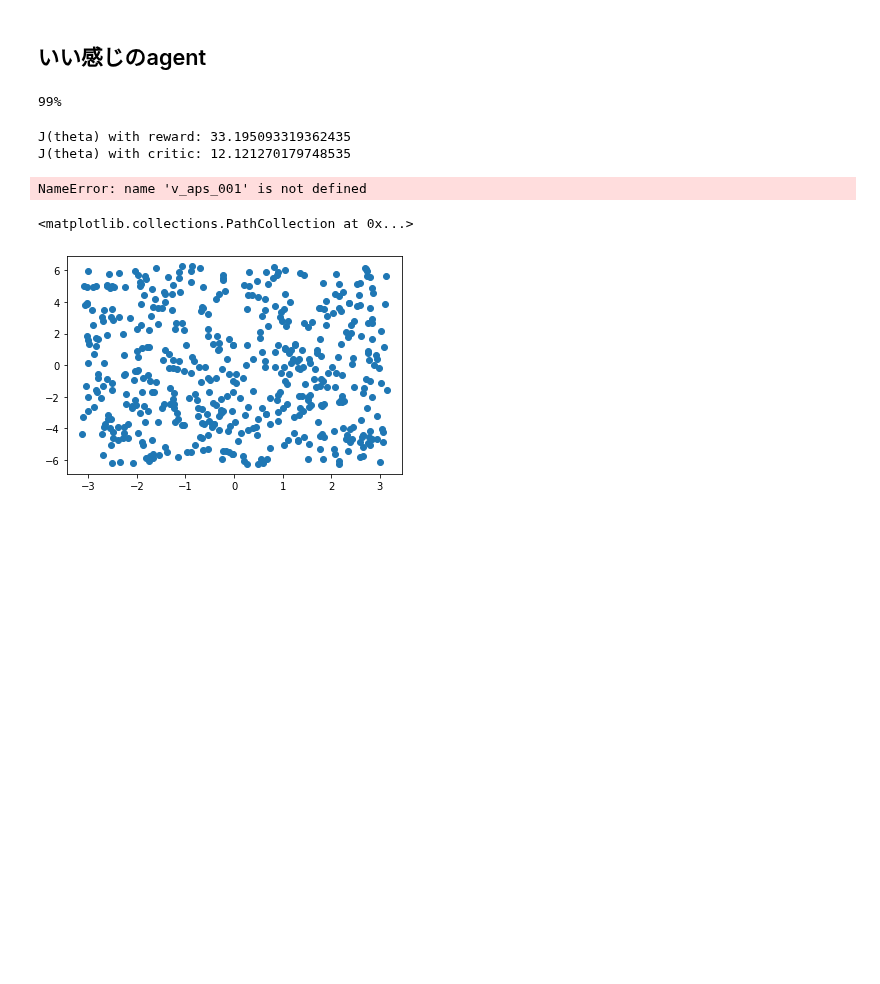
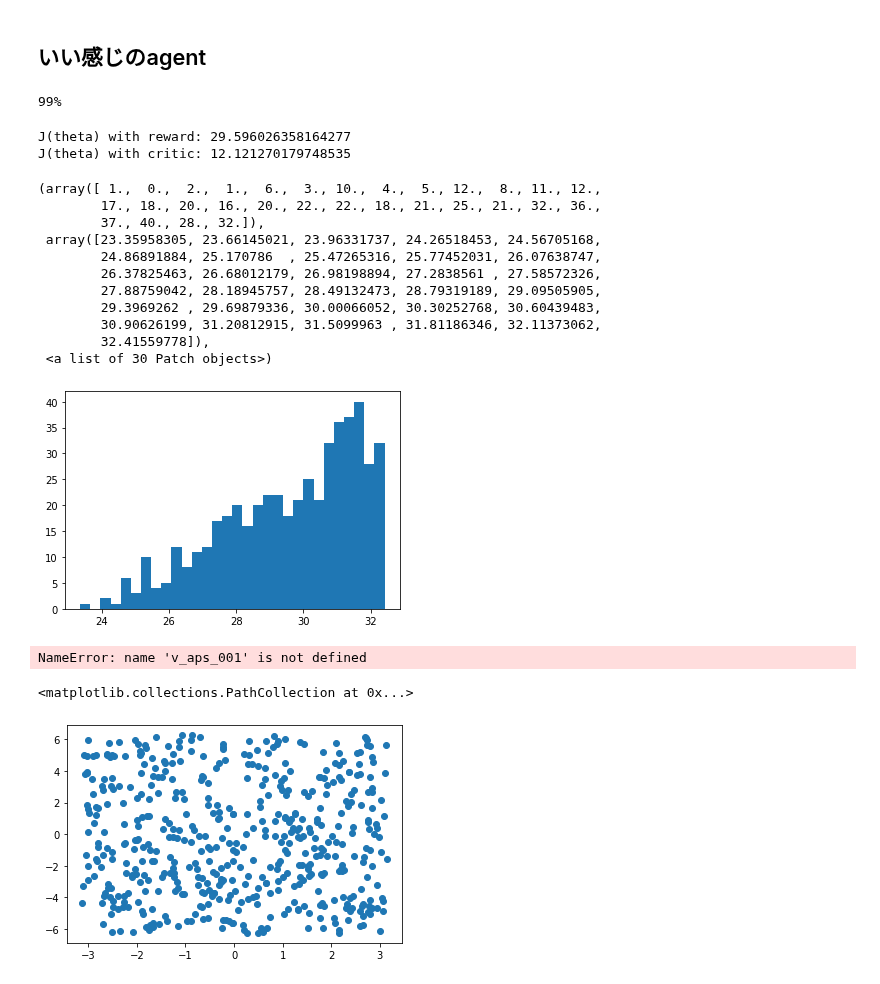
Before and after one commit to ibuki1024/eventDDPG, a Jupyter notebook: notebook/self_trigger/local_maximum.ipynb, the cells around one changed output. Cells and saved outputs as stored; diff of their text form; code cells hidden in the pictures; blank space fills up the shorter version.

```diff
--- a/notebook/self_trigger/local_maximum.ipynb
+++ b/notebook/self_trigger/local_maximum.ipynb
@@ -92,7 +92,7 @@ def value_function(state, agent, step_limit=5000):
         action_repetition = int(np.ceil(20 * tau))  # minimum natural number which makes `dt` smaller than 0.05
         dt = tau / action_repetition
         for p in range(action_repetition):
-            _,_,r,_ = env.step(np.array([a_agent]), dt, tau)
+            _,r,_,_ = env.step(np.array([a_agent]), dt, tau)
             reward += r
         reward *= dt
         reward += - tau * 0.01 * a_agent**2 + l * tau # step reward
@@ -174,7 +174,7 @@ vs_02 = []
 for i, state in enumerate(state_batch):
     print(f'{int(i/5)}%\r',end='')
 
-    vs_02.append(value_function(state, a))
+    vs_02.append(value_function(state, a, step_limit=1000))
 # %% [output]
 99%
 # %%
@@ -203,7 +203,7 @@ vs = []
 for i, state in enumerate(state_batch):
     print(f'{int(i/5)}%\r',end='')
     v_aps.append(value_function_ap(state, a))
-    vs.append(value_function(state, a))
+    vs.append(value_function(state, a, step_limit=5000))
 # %% [output]
 99%
 # %%
@@ -212,8 +212,23 @@ for i, state in enumerate(state_batch):
 print(f'J(theta) with reward: {np.average(vs)}')
 print(f'J(theta) with critic: {np.average(v_aps)}')
 # %% [output]
-J(theta) with reward: 33.195093319362435
+J(theta) with reward: 29.596026358164277
 J(theta) with critic: 12.121270179748535
+# %%
+plt.hist(vs, bins=30)
+# %% [output]
+(array([ 1.,  0.,  2.,  1.,  6.,  3., 10.,  4.,  5., 12.,  8., 11., 12.,
+        17., 18., 20., 16., 20., 22., 22., 18., 21., 25., 21., 32., 36.,
+        37., 40., 28., 32.]),
+ array([23.35958305, 23.66145021, 23.96331737, 24.26518453, 24.56705168,
+        24.86891884, 25.170786  , 25.47265316, 25.77452031, 26.07638747,
+        26.37825463, 26.68012179, 26.98198894, 27.2838561 , 27.58572326,
+        27.88759042, 28.18945757, 28.49132473, 28.79319189, 29.09505905,
+        29.3969262 , 29.69879336, 30.00066052, 30.30252768, 30.60439483,
+        30.90626199, 31.20812915, 31.5099963 , 31.81186346, 32.11373062,
+        32.41559778]),
+ <a list of 30 Patch objects>)
+[figure, added]
 # %%
 # data save
 # %%
```
Also changed, not shown: parts of 1 cell of this notebook, 10 other files.
